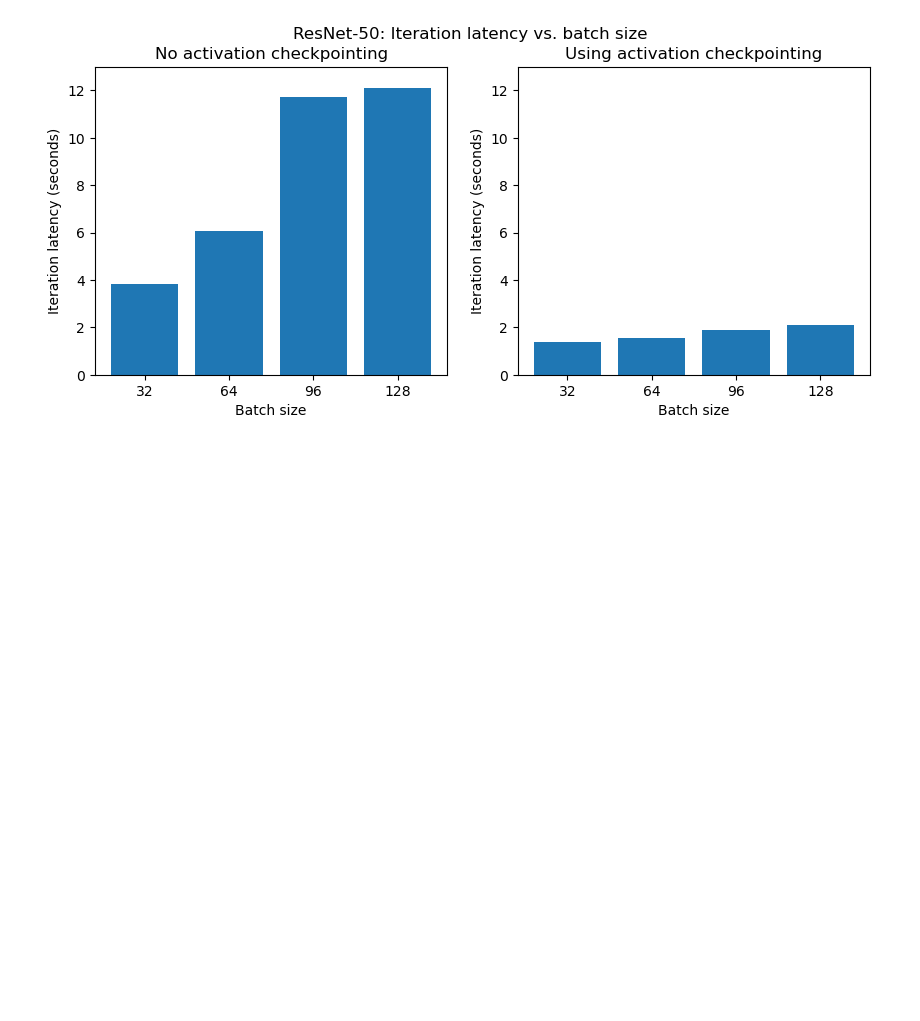
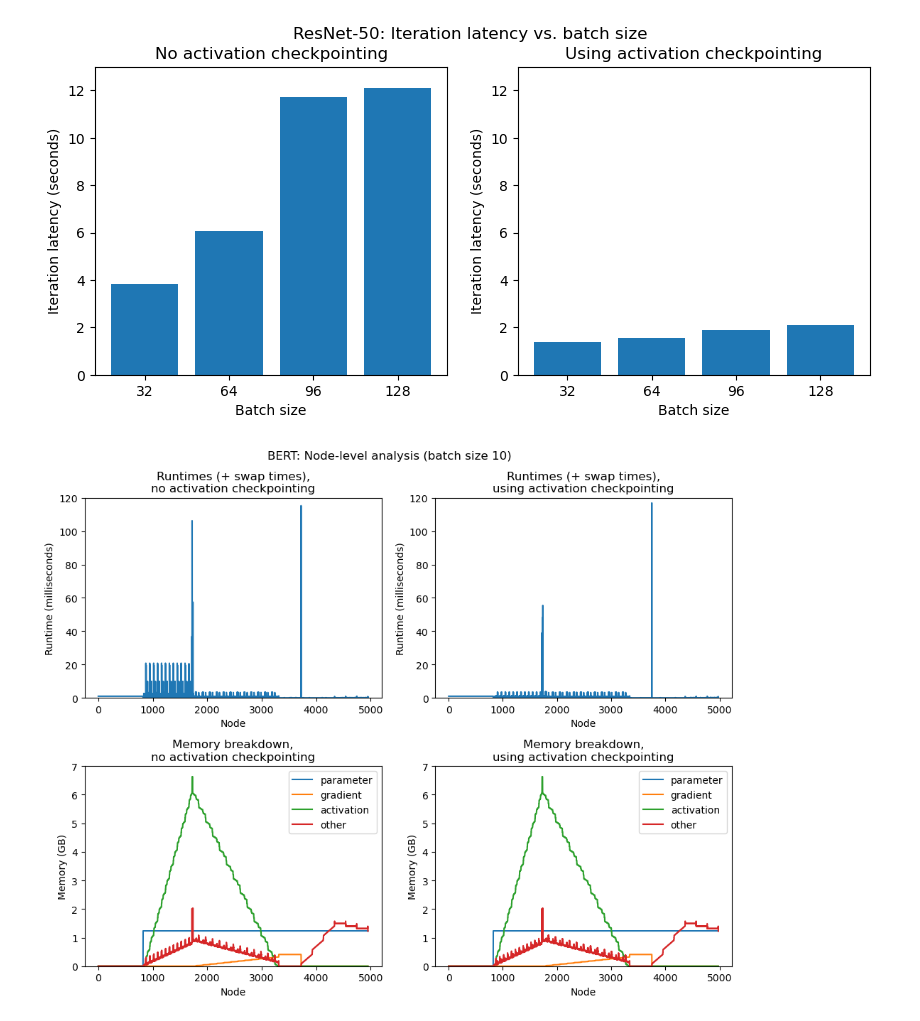
Before and after one commit to DennisD1122/cs265-mlsys-2024, a Jupyter notebook: analysis2.ipynb, the cells around one changed output. Drawn from its saved outputs; the diff is of its cells as text; code cells hidden in the pictures; blank space fills up the shorter version.

```diff
--- a/analysis2.ipynb
+++ b/analysis2.ipynb
@@ -63,0 +111,4 @@ plot_iteration_latency('resnet50', 13)
+# %%
+plot_nodes('hf_Bert', 120, 7)
+# %% [output]
+[figure, added]
```
Also changed, not shown: parts of 4 cells of this notebook, 18 other files.
